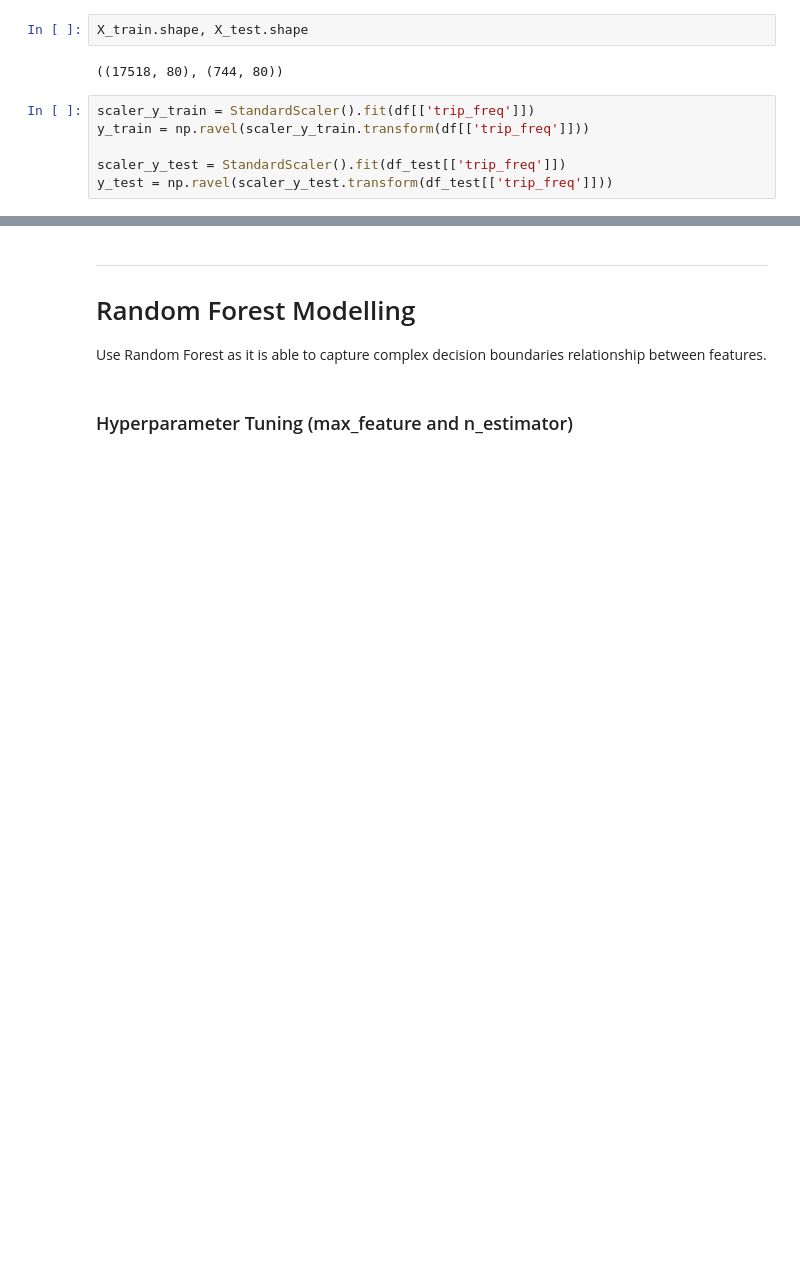
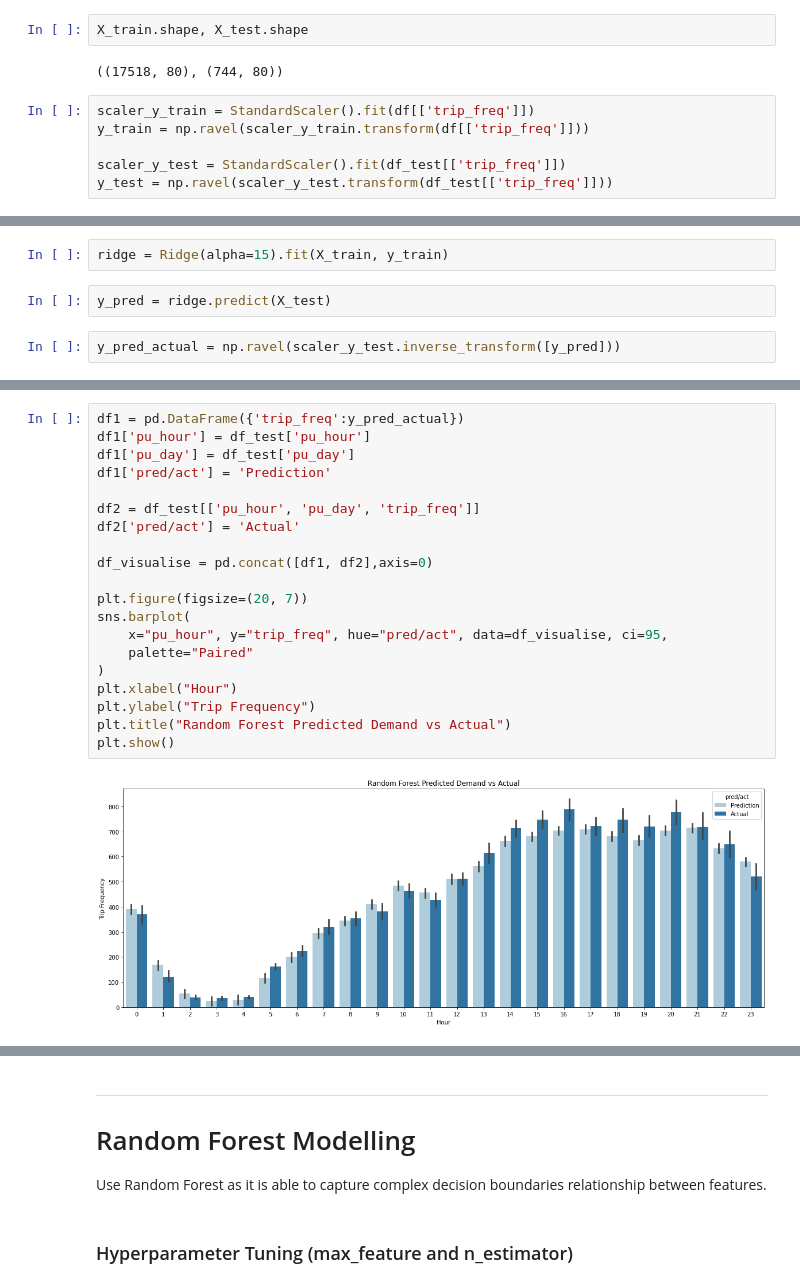
Before and after one commit to MAST30034-Applied-Data-Science/mast30034-project-1-pl0203, a Jupyter notebook: notebooks/modelling.ipynb, the cells around one changed output, grey strips where cells are left out. Cells and saved outputs as stored; diff of their text form; blank space fills up the shorter version.

```diff
--- a/notebooks/modelling.ipynb
+++ b/notebooks/modelling.ipynb
@@ -232,0 +228,6 @@ y_test = np.ravel(scaler_y_test.transform(df_test[['trip_freq']]))
+# %%
+ridge = Ridge(alpha=15).fit(X_train, y_train)
+# %%
+y_pred = ridge.predict(X_test)
+# %%
+y_pred_actual = np.ravel(scaler_y_test.inverse_transform([y_pred]))
@@ -232,0 +247,22 @@ y_test = np.ravel(scaler_y_test.transform(df_test[['trip_freq']]))
+# %%
+df1 = pd.DataFrame({'trip_freq':y_pred_actual})
+df1['pu_hour'] = df_test['pu_hour']
+df1['pu_day'] = df_test['pu_day']
+df1['pred/act'] = 'Prediction'
+
+df2 = df_test[['pu_hour', 'pu_day', 'trip_freq']]
+df2['pred/act'] = 'Actual'
+
+df_visualise = pd.concat([df1, df2],axis=0)
+
+plt.figure(figsize=(20, 7))
+sns.barplot(
+    x="pu_hour", y="trip_freq", hue="pred/act", data=df_visualise, ci=95,
+    palette="Paired"
+)
+plt.xlabel("Hour")
+plt.ylabel("Trip Frequency")
+plt.title("Random Forest Predicted Demand vs Actual")
+plt.show()
+# %% [output]
+[figure, added]
```
Also changed, not shown: parts of 35 cells of this notebook, 1 other file.
